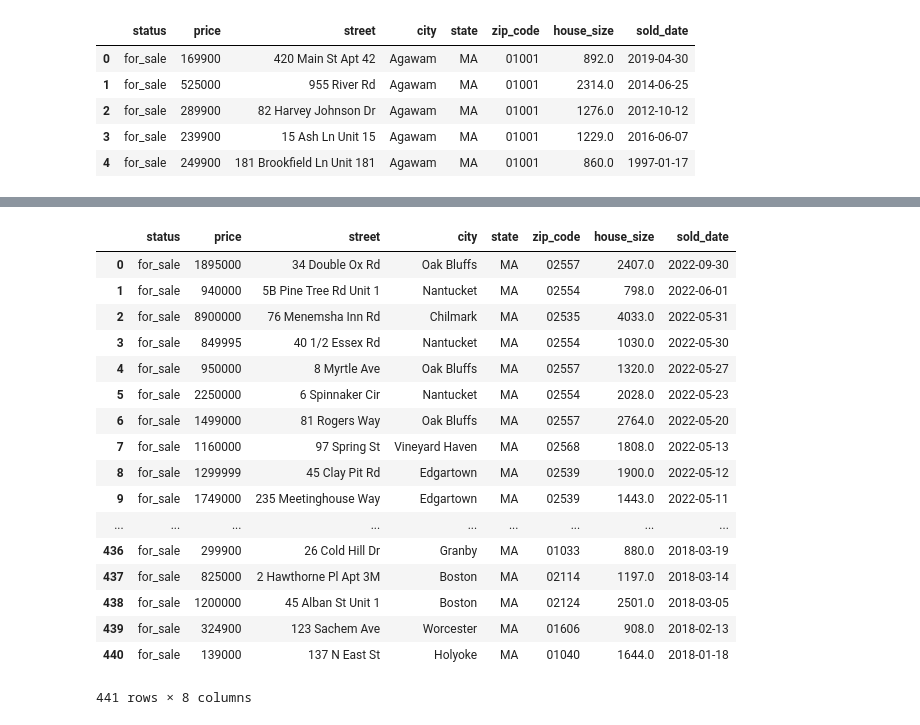
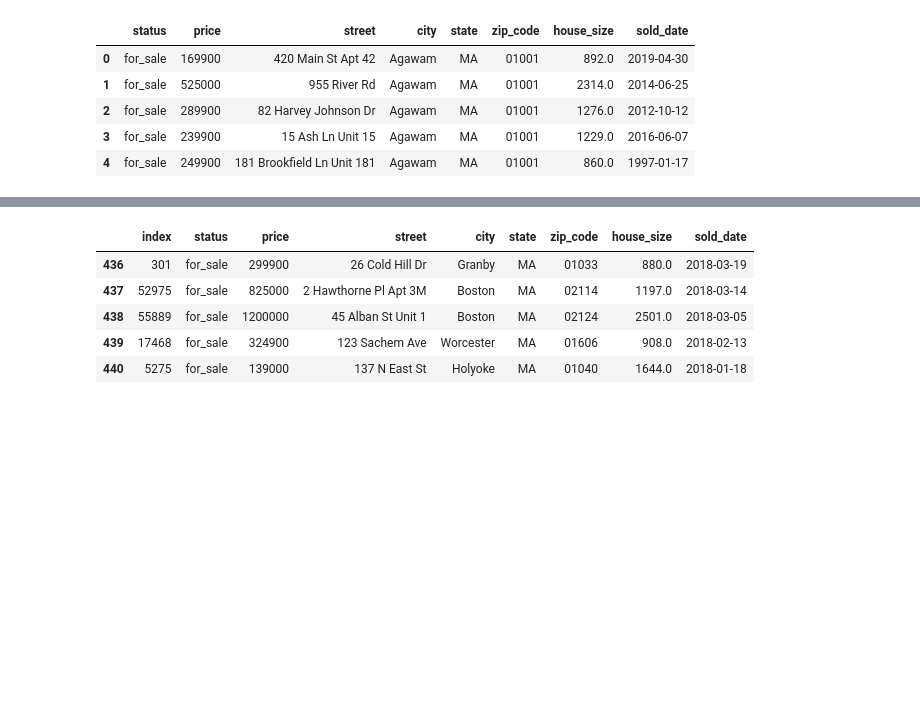
Before and after one commit to SamSteffen/Portland_Housing_Prices, a Jupyter notebook: MA_housing_prices.ipynb, the cells around one changed output, grey strips where cells are left out. Cells and saved outputs as stored; diff of their text form; code cells hidden in the pictures; blank space fills up the shorter version.

```diff
--- a/MA_housing_prices.ipynb
+++ b/MA_housing_prices.ipynb
@@ -150,24 +150,12 @@ df.head()
 | 64774 | for_sale | 950000 | 8 Myrtle Ave | Oak Bluffs | MA | 02557 | 1320.0 | 2022-05-27 |
 # %%
 # reset the index
-df.reset_index(drop=True, inplace=True)
-df
+df = df.reset_index()
+df.tail()
 # %% [output]
-|  | status | price | street | city | state | zip_code | house_size | sold_date |
-| 0 | for_sale | 1895000 | 34 Double Ox Rd | Oak Bluffs | MA | 02557 | 2407.0 | 2022-09-30 |
-| 1 | for_sale | 940000 | 5B Pine Tree Rd Unit 1 | Nantucket | MA | 02554 | 798.0 | 2022-06-01 |
-| 2 | for_sale | 8900000 | 76 Menemsha Inn Rd | Chilmark | MA | 02535 | 4033.0 | 2022-05-31 |
-| 3 | for_sale | 849995 | 40 1/2 Essex Rd | Nantucket | MA | 02554 | 1030.0 | 2022-05-30 |
-| 4 | for_sale | 950000 | 8 Myrtle Ave | Oak Bluffs | MA | 02557 | 1320.0 | 2022-05-27 |
-| 5 | for_sale | 2250000 | 6 Spinnaker Cir | Nantucket | MA | 02554 | 2028.0 | 2022-05-23 |
-| 6 | for_sale | 1499000 | 81 Rogers Way | Oak Bluffs | MA | 02557 | 2764.0 | 2022-05-20 |
-| 7 | for_sale | 1160000 | 97 Spring St | Vineyard Haven | MA | 02568 | 1808.0 | 2022-05-13 |
-| 8 | for_sale | 1299999 | 45 Clay Pit Rd | Edgartown | MA | 02539 | 1900.0 | 2022-05-12 |
-| 9 | for_sale | 1749000 | 235 Meetinghouse Way | Edgartown | MA | 02539 | 1443.0 | 2022-05-11 |
-| ... | ... | ... | ... | ... | ... | ... | ... | ... |
-| 436 | for_sale | 299900 | 26 Cold Hill Dr | Granby | MA | 01033 | 880.0 | 2018-03-19 |
-| 437 | for_sale | 825000 | 2 Hawthorne Pl Apt 3M | Boston | MA | 02114 | 1197.0 | 2018-03-14 |
-| 438 | for_sale | 1200000 | 45 Alban St Unit 1 | Boston | MA | 02124 | 2501.0 | 2018-03-05 |
-| 439 | for_sale | 324900 | 123 Sachem Ave | Worcester | MA | 01606 | 908.0 | 2018-02-13 |
-| 440 | for_sale | 139000 | 137 N East St | Holyoke | MA | 01040 | 1644.0 | 2018-01-18 |
+|  | index | status | price | street | city | state | zip_code | house_size | sold_date |
+| 436 | 301 | for_sale | 299900 | 26 Cold Hill Dr | Granby | MA | 01033 | 880.0 | 2018-03-19 |
+| 437 | 52975 | for_sale | 825000 | 2 Hawthorne Pl Apt 3M | Boston | MA | 02114 | 1197.0 | 2018-03-14 |
+| 438 | 55889 | for_sale | 1200000 | 45 Alban St Unit 1 | Boston | MA | 02124 | 2501.0 | 2018-03-05 |
+| 439 | 17468 | for_sale | 324900 | 123 Sachem Ave | Worcester | MA | 01606 | 908.0 | 2018-02-13 |
+| 440 | 5275 | for_sale | 139000 | 137 N East St | Holyoke | MA | 01040 | 1644.0 | 2018-01-18 |
-441 rows × 8 columns
```
Also changed, not shown: parts of 5 cells of this notebook.
